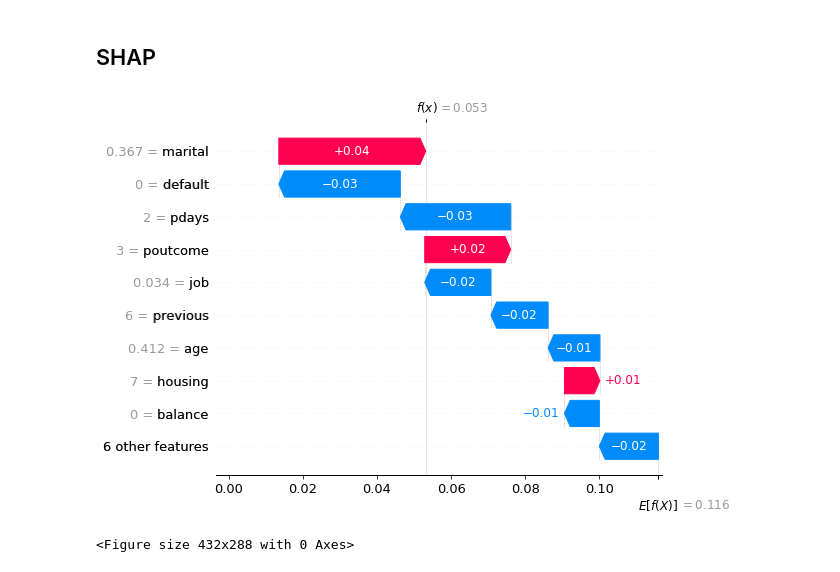
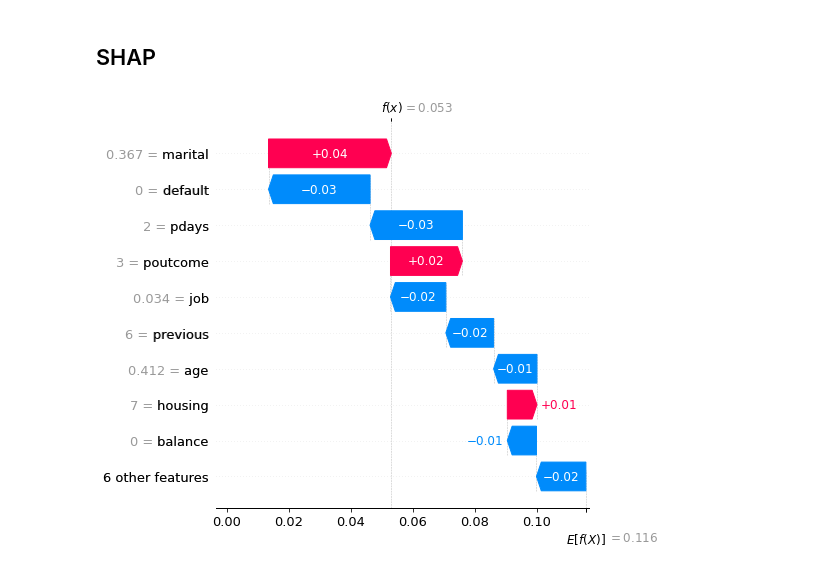
Before and after one commit to broepke/ModelExplainability, a Jupyter notebook: ModelExplainability.ipynb, the cells around one changed output. Cells and saved outputs as stored; diff of their text form; code cells hidden in the pictures.

Commit message:
Fixed plot to image output

```diff
--- a/ModelExplainability.ipynb
+++ b/ModelExplainability.ipynb
@@ -174,16 +174,15 @@ pipeline.fit(X_train, y_train);
 # %%
 model = pipeline['clf']
 
 # explain the model's predictions using SHAP
 explainer = shap.Explainer(model,
                            pipeline['prep'].transform(X_train),
                            feature_names=X_train.columns)
 shap_values = explainer(pipeline['prep'].transform(X_train))
 
 # visualize the first prediction's explanation
-fig = shap.plots.waterfall(shap_values[1])
+fig = shap.plots.waterfall(shap_values[1], show=False)
 plt.tight_layout()
-plt.savefig('explainability_01.png', dpi=300);
+plt.savefig('explainability_01.png', dpi=300)
 # %% [output]
-[figure, old version]
+[figure, new version]
-<Figure size 432x288 with 0 Axes>
```
Also changed, not shown: 1 other file.
